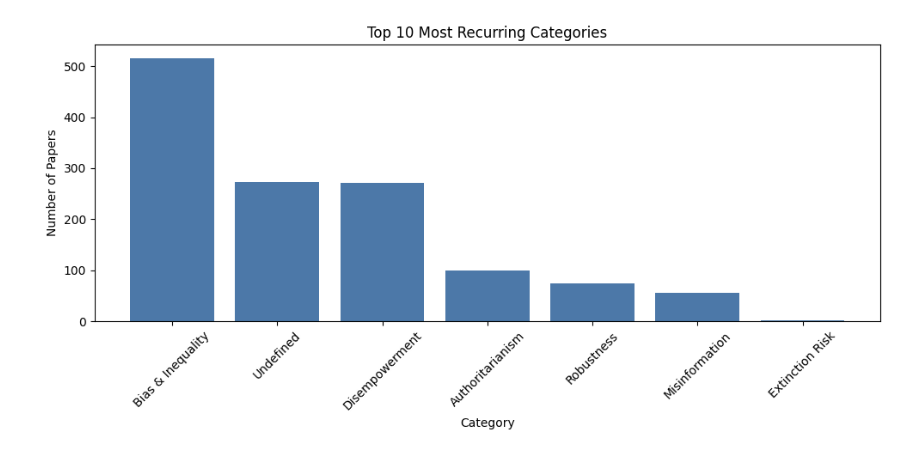
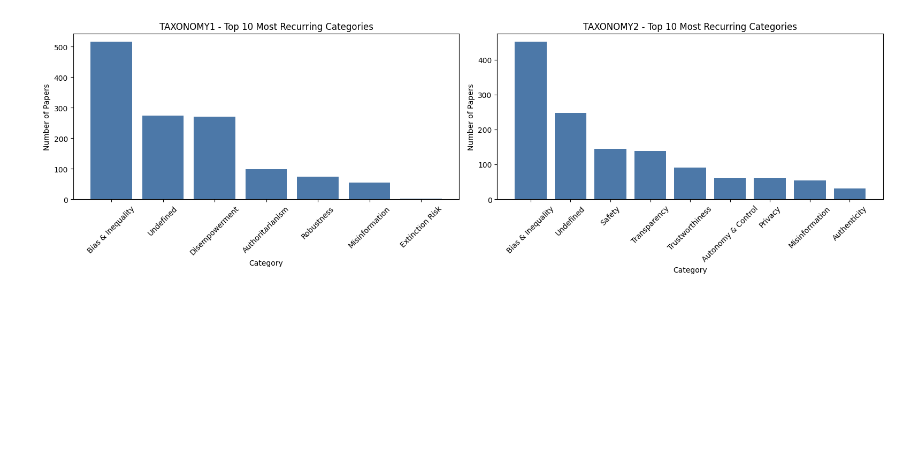
Before and after one commit to Nkluge-correa/Facct, a Jupyter notebook: analysis.ipynb, the cells around one changed output. Cells and saved outputs as stored; diff of their text form; code cells hidden in the pictures; blank space fills up the shorter version.

```diff
--- a/analysis.ipynb
+++ b/analysis.ipynb
@@ -5,14 +4,0 @@ Some basic stuff ...
-# %%
-from pathlib import Path
-import json
-
-import matplotlib.pyplot as plt
-import pandas as pd
-
-DATA_PATH = Path("./classified_abstracts.json")
-
-with DATA_PATH.open("r", encoding="utf-8") as f:
-    records = json.load(f)
-
-raw_df = pd.DataFrame(records)
-raw_df.head()
@@ -50,15 +166,21 @@ category_counts.head(10)
 # %%
+import matplotlib.pyplot as plt
+
 top_n = 10
-plot_counts = category_counts.head(top_n)
 
-fig, ax = plt.subplots(figsize=(10, 5))
-ax.bar(plot_counts["category"], plot_counts["count"], color="#4C78A8")
-ax.set_title(f"Top {top_n} Most Recurring Categories")
-ax.set_xlabel("Category")
-ax.set_ylabel("Number of Papers")
-ax.tick_params(axis="x", rotation=45)
+fig, axes = plt.subplots(1, 2, figsize=(16, 5))
+
+for idx, tax in enumerate(['taxonomy1', 'taxonomy2']):
+    plot_counts = results_by_taxonomy[tax]['category_counts'].head(top_n)
+
+    axes[idx].bar(plot_counts["category"], plot_counts["count"], color="#4C78A8")
+    axes[idx].set_title(f"{tax.upper()} - Top {top_n} Most Recurring Categories")
+    axes[idx].set_xlabel("Category")
+    axes[idx].set_ylabel("Number of Papers")
+    axes[idx].tick_params(axis="x", rotation=45)
+
 plt.tight_layout()
 plt.show()
 # %% [output]
-[figure, old version]
+[figure, new version]
 # %%
```
Also changed, not shown: parts of 8 cells of this notebook, 3 other files.
